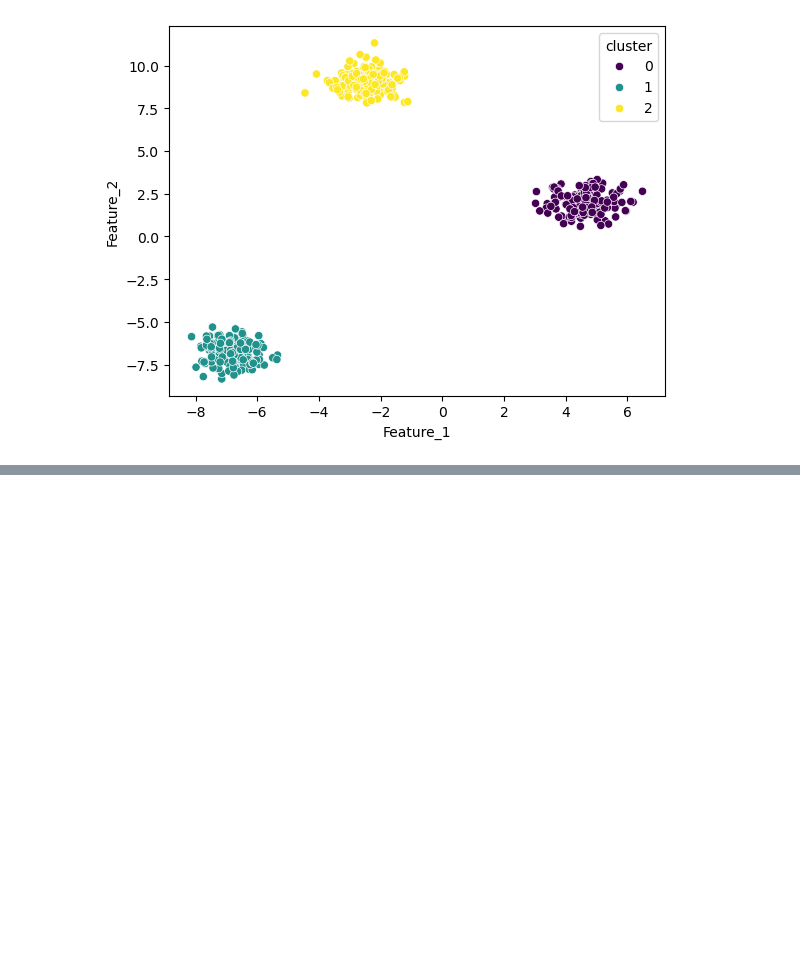
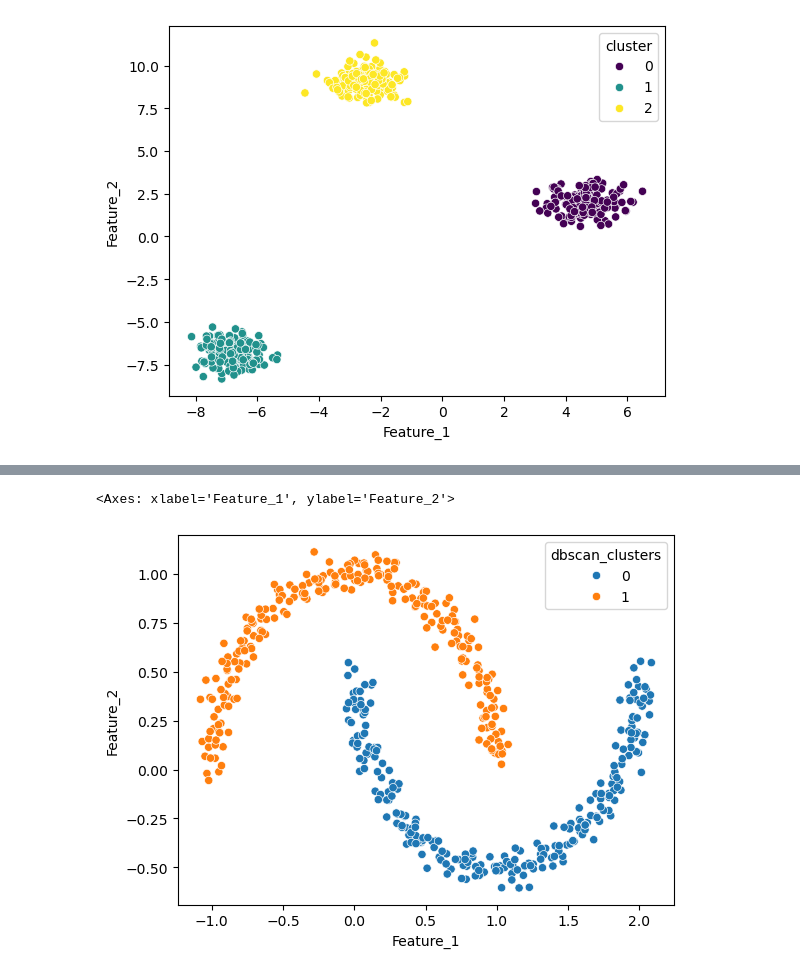
Before and after one commit to lkshaysharmma2005/Python-Libraries, a Jupyter notebook: Machine Learning/Unsupervised learning/Unsupervised_learnings.ipynb, the cells around one changed output, grey strips where cells are left out. Cells and saved outputs as stored; diff of their text form; code cells hidden in the pictures; blank space fills up the shorter version.

Commit message:
Learned DBScan

```diff
--- a/Machine Learning/Unsupervised learning/Unsupervised_learnings.ipynb
+++ b/Machine Learning/Unsupervised learning/Unsupervised_learnings.ipynb
@@ -61,0 +88,15 @@ sns.scatterplot(x=df['Feature_1'],
+# %%
+dbscan = DBSCAN(eps=0.3,min_samples=5)
+dbscan_labels = dbscan.fit_predict(X_scaled)
+# %%
+df['dbscan_clusters'] = dbscan_labels
+# %%
+sns.scatterplot(
+    x=df['Feature_1'],
+    y=df['Feature_2'],
+    hue=df['dbscan_clusters'],
+    palette='tab10'
+)
+# %% [output]
+<Axes: xlabel='Feature_1', ylabel='Feature_2'>
+[figure, added]
```
Also changed, not shown: parts of 8 cells of this notebook.
